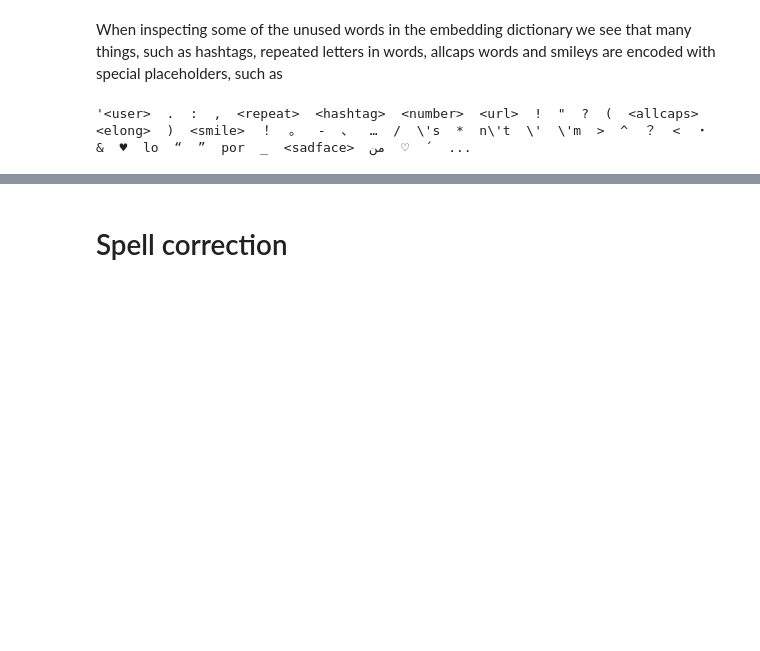
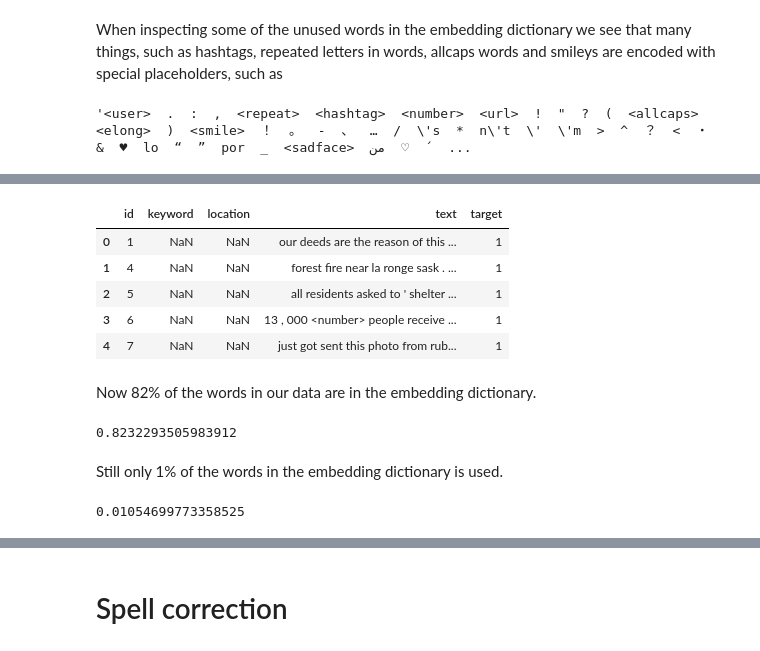
Before and after one commit to Orenjonas/natural_language_processing_with_disaster_tweets, a Jupyter notebook: nlp_with_disaster_tweets.ipynb, the cells around one changed output, grey strips where cells are left out. Saved outputs shown, nothing was run; the diff lists cells and outputs as text; code cells hidden in the pictures; blank space fills up the shorter version.

```diff
--- a/nlp_with_disaster_tweets.ipynb
+++ b/nlp_with_disaster_tweets.ipynb
@@ -540,0 +603,9 @@ tweet.text[6533]
+# %%
+tweet.head()
+# %% [output]
+|  | id | keyword | location | text | target |
+| 0 | 1 | NaN | NaN | our deeds are the reason of this ... | 1 |
+| 1 | 4 | NaN | NaN | forest fire near la ronge sask . ... | 1 |
+| 2 | 5 | NaN | NaN | all residents asked to ' shelter ... | 1 |
+| 3 | 6 | NaN | NaN | 13 , 000 <number> people receive ... | 1 |
+| 4 | 7 | NaN | NaN | just got sent this photo from rub... | 1 |
@@ -540,0 +616,12 @@ tweet.text[6533]
+# %% [markdown]
+Now 82% of the words in our data are in the embedding dictionary.
+# %%
+n_covered/len(uq_words)
+# %% [output]
+0.8232293505983912
+# %% [markdown]
+Still only 1% of the words in the embedding dictionary is used.
+# %%
+n_covered/len(embedding_dict)
+# %% [output]
+0.01054699773358525
```
Also changed, not shown: parts of 47 cells of this notebook.
